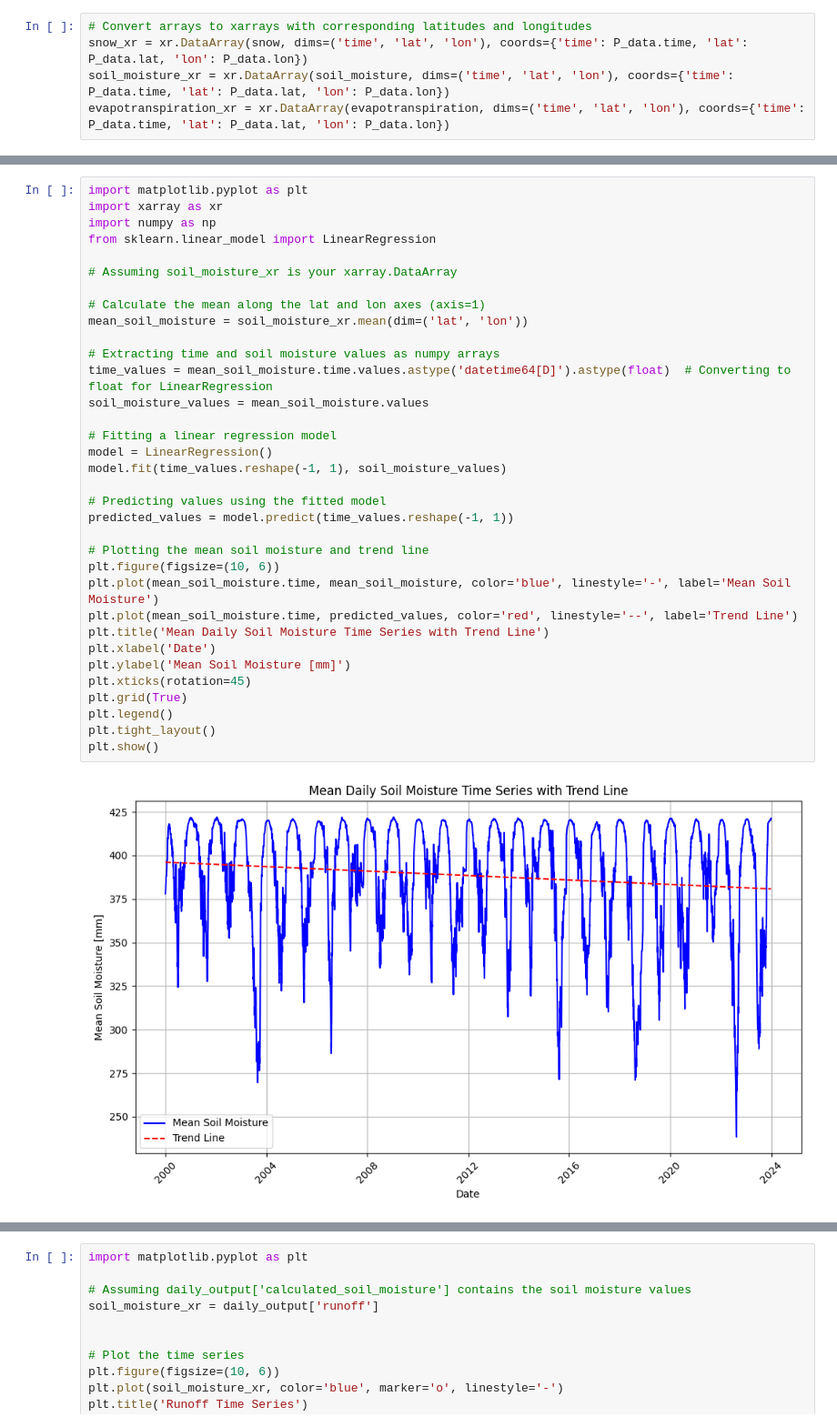
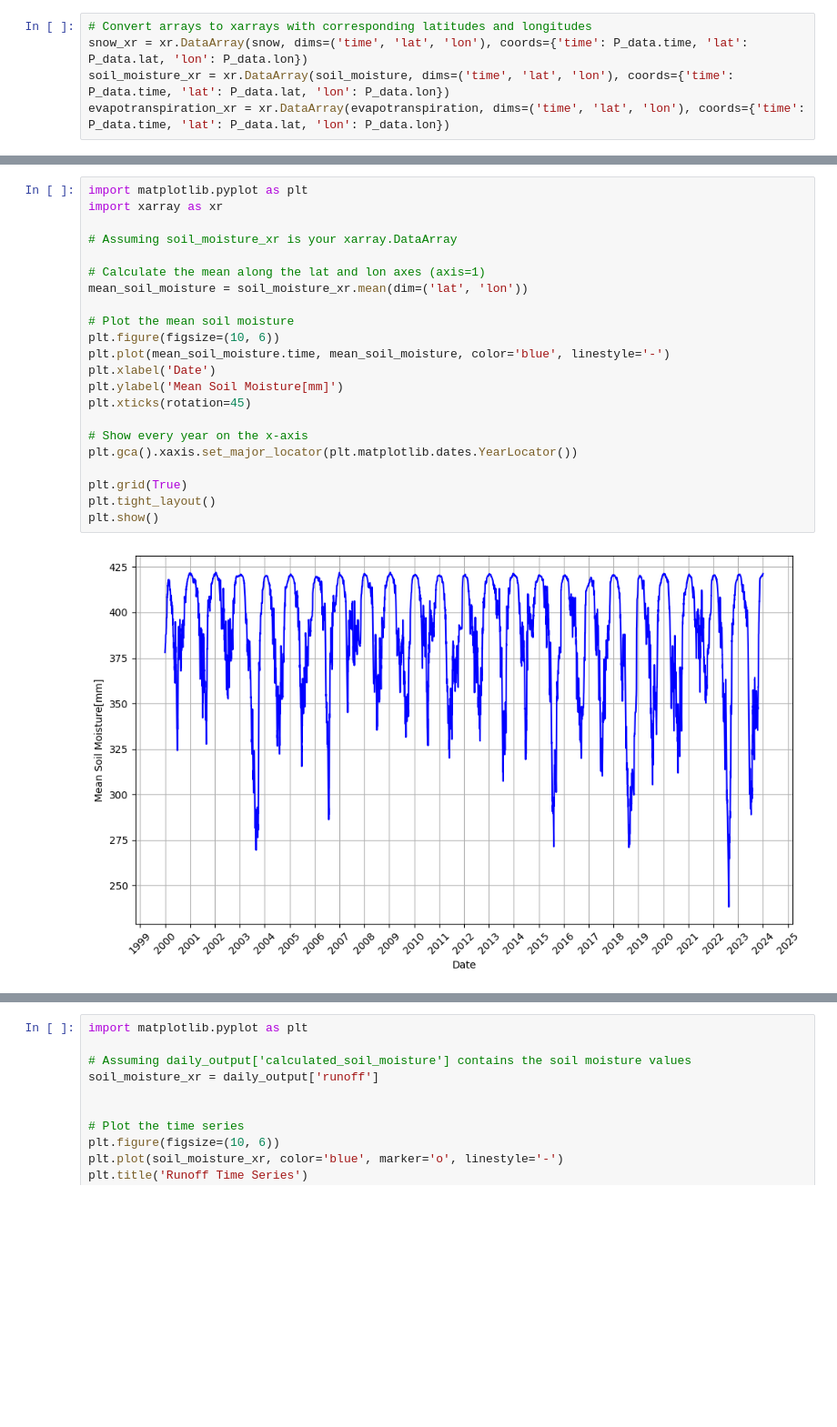
Before and after one commit to justusnoegel/deadwood_prediction, a Jupyter notebook: schwarzwald.ipynb, the cells around one changed output, grey strips where cells are left out. Shown at 91% size. Saved outputs shown, nothing was run; the diff lists cells and outputs as text; blank space fills up the shorter version.

```diff
--- a/schwarzwald.ipynb
+++ b/schwarzwald.ipynb
@@ -252,36 +280,24 @@ evapotranspiration_xr = xr.DataArray(evapotranspiration, dims=('time', 'lat', 'l
 # %%
 import matplotlib.pyplot as plt
 import xarray as xr
-import numpy as np
-from sklearn.linear_model import LinearRegression
 
 # Assuming soil_moisture_xr is your xarray.DataArray
 
 # Calculate the mean along the lat and lon axes (axis=1)
 mean_soil_moisture = soil_moisture_xr.mean(dim=('lat', 'lon'))
 
-# Extracting time and soil moisture values as numpy arrays
-time_values = mean_soil_moisture.time.values.astype('datetime64[D]').astype(float)  # Converting to float for LinearRegression
-soil_moisture_values = mean_soil_moisture.values
+# Plot the mean soil moisture
+plt.figure(figsize=(10, 6))
+plt.plot(mean_soil_moisture.time, mean_soil_moisture, color='blue', linestyle='-')
+plt.xlabel('Date')
+plt.ylabel('Mean Soil Moisture[mm]')
+plt.xticks(rotation=45)
 
-# Fitting a linear regression model
-model = LinearRegression()
-model.fit(time_values.reshape(-1, 1), soil_moisture_values)
+# Show every year on the x-axis
+plt.gca().xaxis.set_major_locator(plt.matplotlib.dates.YearLocator())
 
-# Predicting values using the fitted model
-predicted_values = model.predict(time_values.reshape(-1, 1))
-
-# Plotting the mean soil moisture and trend line
-plt.figure(figsize=(10, 6))
-plt.plot(mean_soil_moisture.time, mean_soil_moisture, color='blue', linestyle='-', label='Mean Soil Moisture')
-plt.plot(mean_soil_moisture.time, predicted_values, color='red', linestyle='--', label='Trend Line')
-plt.title('Mean Daily Soil Moisture Time Series with Trend Line')
-plt.xlabel('Date')
-plt.ylabel('Mean Soil Moisture [mm]')
-plt.xticks(rotation=45)
 plt.grid(True)
-plt.legend()
 plt.tight_layout()
 plt.show()
 # %% [output]
-[figure, old version]
+[figure, new version]
```
Also changed, not shown: parts of 2 cells of this notebook.
